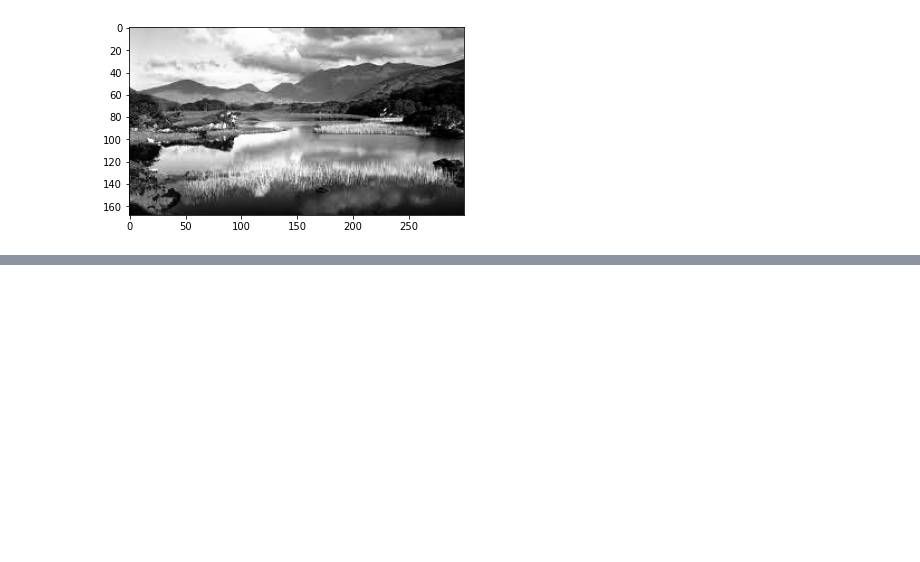
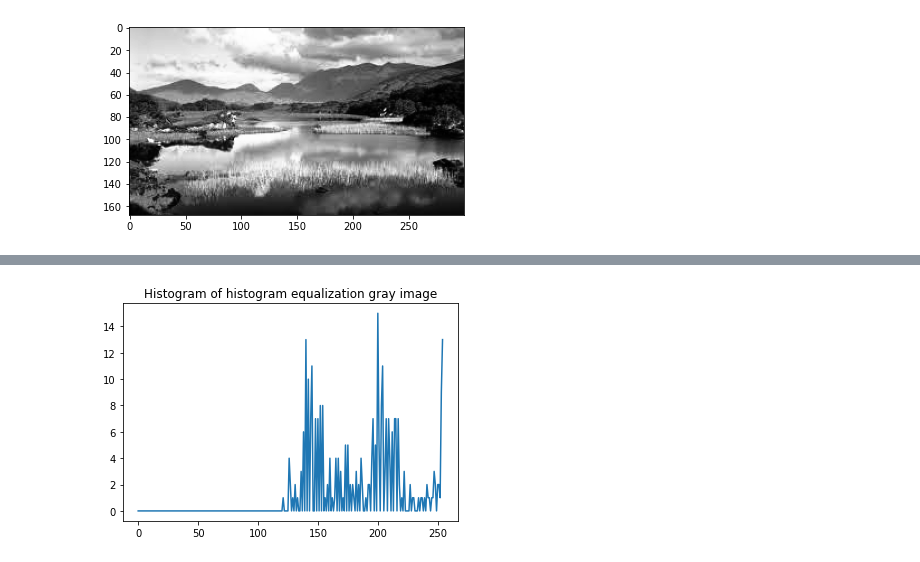
Before and after one commit to mamuncseru/dip-assignments, a Jupyter notebook: assignment10.ipynb, the cells around one changed output, grey strips where cells are left out. Saved outputs shown, nothing was run; the diff lists cells and outputs as text; code cells hidden in the pictures; blank space fills up the shorter version.

```diff
--- a/assignment10.ipynb
+++ b/assignment10.ipynb
@@ -177,0 +155,7 @@ plt.show()
+# %%
+eq_hist = cv2.calcHist(eq_img, channels=[0], mask=None, histSize=[255], ranges=[0, 255])
+plt.plot(eq_hist)
+plt.title('Histogram of histogram equalization gray image')
+plt.show()
+# %% [output]
+[figure, added]
```
Also changed, not shown: parts of 3 cells of this notebook, 8 other files.
